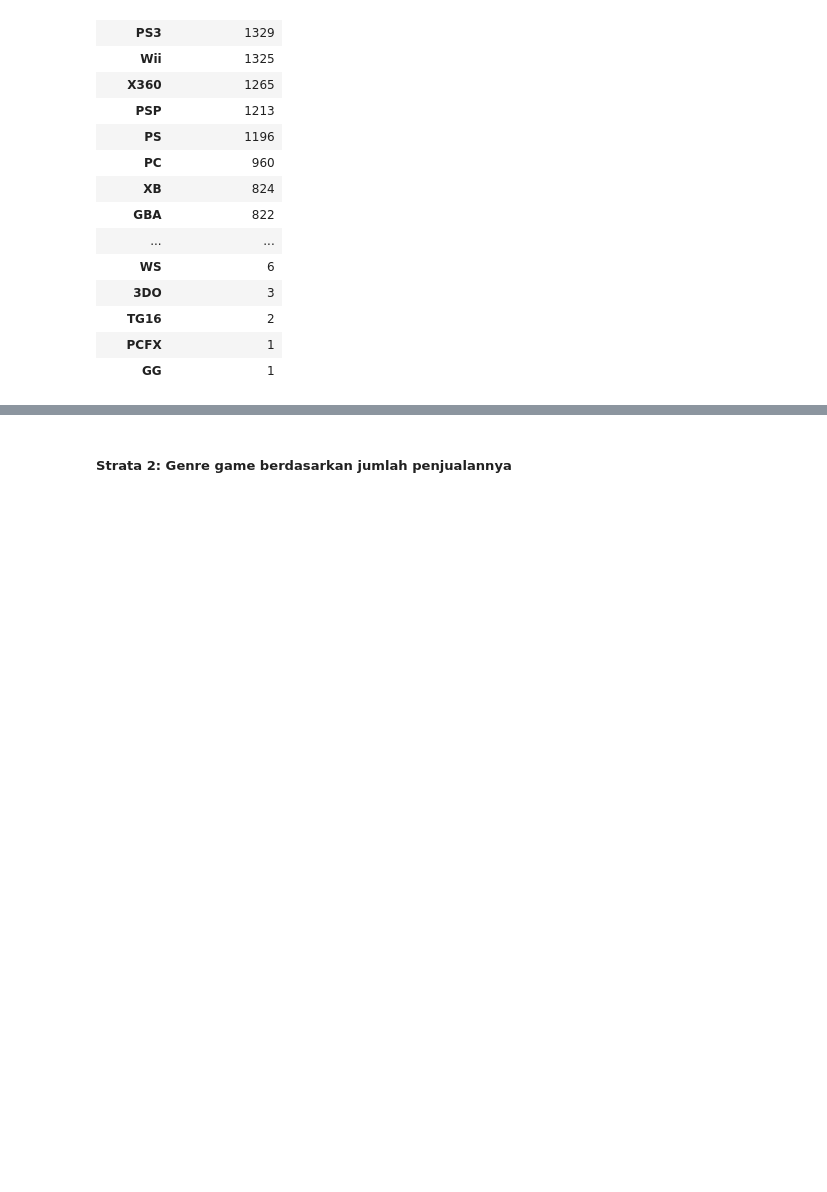
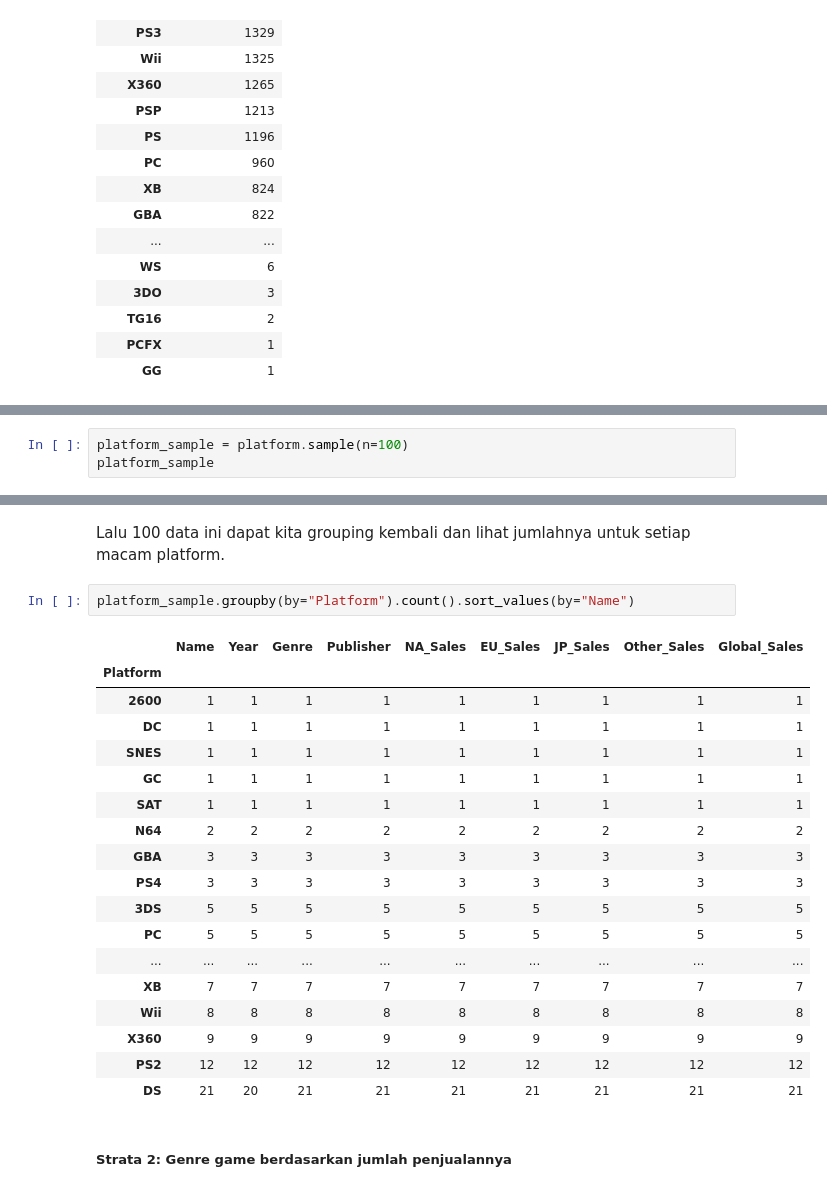
Before and after one commit to nexusprime-hak/Tubes-Pengkom-K-20-2023_2, a Jupyter notebook: Tugas_5.ipynb, the cells around one changed output, grey strips where cells are left out. Saved outputs shown, nothing was run; the diff lists cells and outputs as text; blank space fills up the shorter version.

```diff
--- a/Tugas_5.ipynb
+++ b/Tugas_5.ipynb
@@ -102,0 +126,3 @@ Dari tabel di atas diperoleh jumlah game yang berkorespondensi dengan platform d
+# %%
+platform_sample = platform.sample(n=100)
+platform_sample
@@ -103,3 +143,26 @@ Dari tabel di atas diperoleh jumlah game yang berkorespondensi dengan platform d
+# %% [markdown]
+Lalu 100 data ini dapat kita grouping kembali dan lihat jumlahnya untuk setiap macam platform.
+# %%
+platform_sample.groupby(by="Platform").count().sort_values(by="Name")
+# %% [output]
+|  | Name | Year | Genre | Publisher | NA_Sales | EU_Sales | JP_Sales | Other_Sales | Global_Sales |
+| Platform |  |  |  |  |  |  |  |  |  |
+| 2600 | 1 | 1 | 1 | 1 | 1 | 1 | 1 | 1 | 1 |
+| DC | 1 | 1 | 1 | 1 | 1 | 1 | 1 | 1 | 1 |
+| SNES | 1 | 1 | 1 | 1 | 1 | 1 | 1 | 1 | 1 |
+| GC | 1 | 1 | 1 | 1 | 1 | 1 | 1 | 1 | 1 |
+| SAT | 1 | 1 | 1 | 1 | 1 | 1 | 1 | 1 | 1 |
+| N64 | 2 | 2 | 2 | 2 | 2 | 2 | 2 | 2 | 2 |
+| GBA | 3 | 3 | 3 | 3 | 3 | 3 | 3 | 3 | 3 |
+| PS4 | 3 | 3 | 3 | 3 | 3 | 3 | 3 | 3 | 3 |
+| 3DS | 5 | 5 | 5 | 5 | 5 | 5 | 5 | 5 | 5 |
+| PC | 5 | 5 | 5 | 5 | 5 | 5 | 5 | 5 | 5 |
+| ... | ... | ... | ... | ... | ... | ... | ... | ... | ... |
+| XB | 7 | 7 | 7 | 7 | 7 | 7 | 7 | 7 | 7 |
+| Wii | 8 | 8 | 8 | 8 | 8 | 8 | 8 | 8 | 8 |
+| X360 | 9 | 9 | 9 | 9 | 9 | 9 | 9 | 9 | 9 |
+| PS2 | 12 | 12 | 12 | 12 | 12 | 12 | 12 | 12 | 12 |
+| DS | 21 | 20 | 21 | 21 | 21 | 21 | 21 | 21 | 21 |
 # %% [markdown]
 <h5>Strata 2: Genre game berdasarkan jumlah penjualannya</h5>
 # %% [markdown]
```
Also changed, not shown: parts of 35 cells of this notebook.
